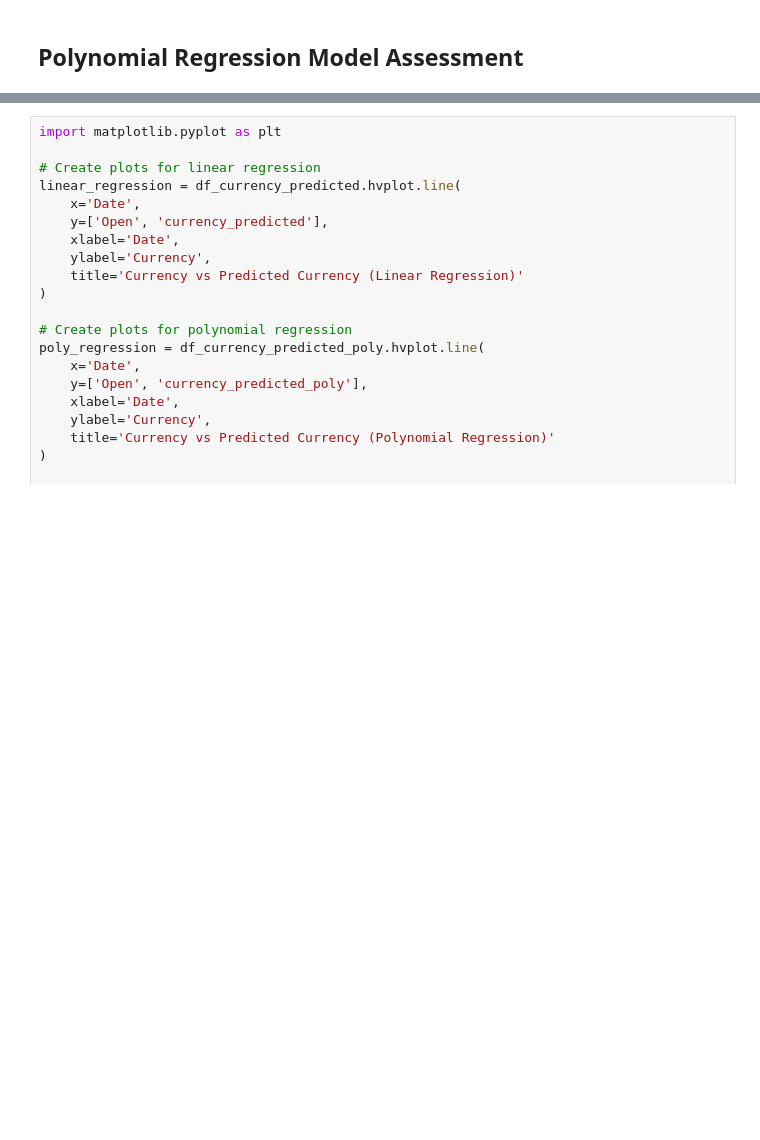
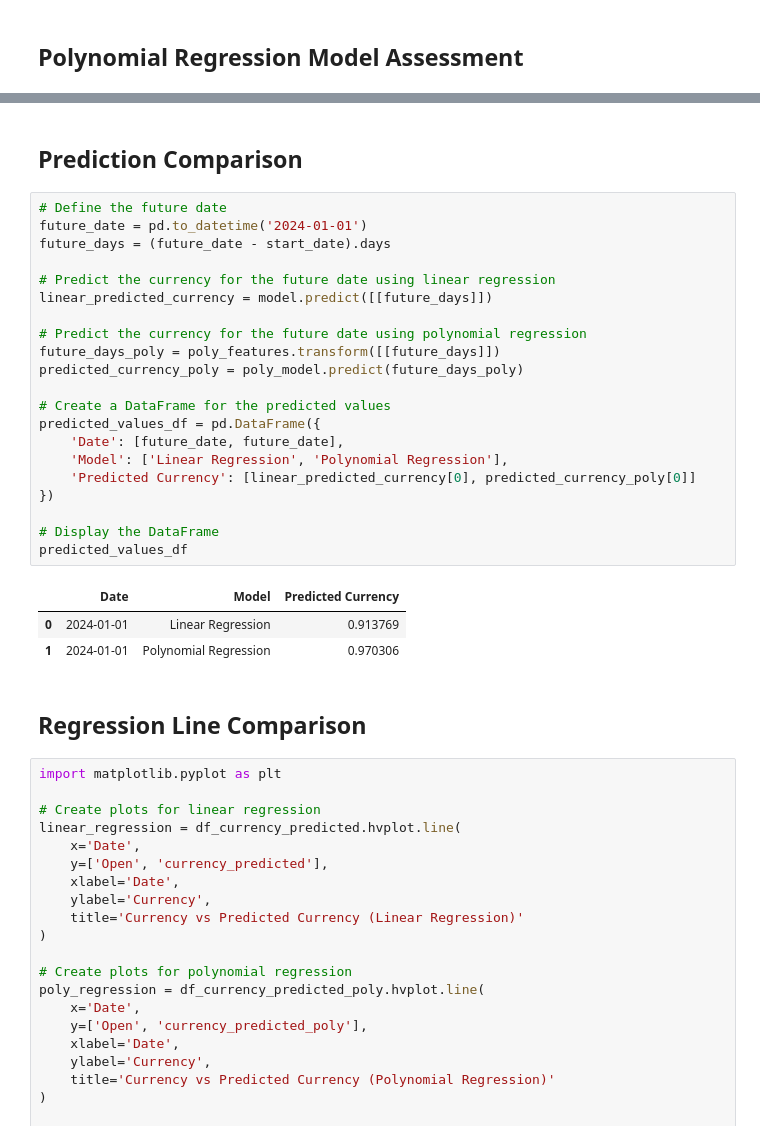
Before and after one commit to Stefan-Kniejski/Project-4-Group-2, a Jupyter notebook: Analysis/currency_regression.ipynb, the cells around one changed output, grey strips where cells are left out. Cells and saved outputs as stored; diff of their text form; blank space fills up the shorter version.

```diff
--- a/Analysis/currency_regression.ipynb
+++ b/Analysis/currency_regression.ipynb
@@ -357,3 +359,32 @@ all_results
+# %% [markdown]
+## Prediction Comparison
+# %%
+# Define the future date
+future_date = pd.to_datetime('2024-01-01')
+future_days = (future_date - start_date).days
+
+# Predict the currency for the future date using linear regression
+linear_predicted_currency = model.predict([[future_days]])
+
+# Predict the currency for the future date using polynomial regression
+future_days_poly = poly_features.transform([[future_days]])
+predicted_currency_poly = poly_model.predict(future_days_poly)
+
+# Create a DataFrame for the predicted values
+predicted_values_df = pd.DataFrame({
+    'Date': [future_date, future_date],
+    'Model': ['Linear Regression', 'Polynomial Regression'],
+    'Predicted Currency': [linear_predicted_currency[0], predicted_currency_poly[0]]
+})
+
+# Display the DataFrame
+predicted_values_df
+# %% [output]
+|  | Date | Model | Predicted Currency |
+| 0 | 2024-01-01 | Linear Regression | 0.913769 |
+| 1 | 2024-01-01 | Polynomial Regression | 0.970306 |
+# %% [markdown]
+## Regression Line Comparison
 # %%
 import matplotlib.pyplot as plt
 
```
Also changed, not shown: parts of 15 cells of this notebook.
